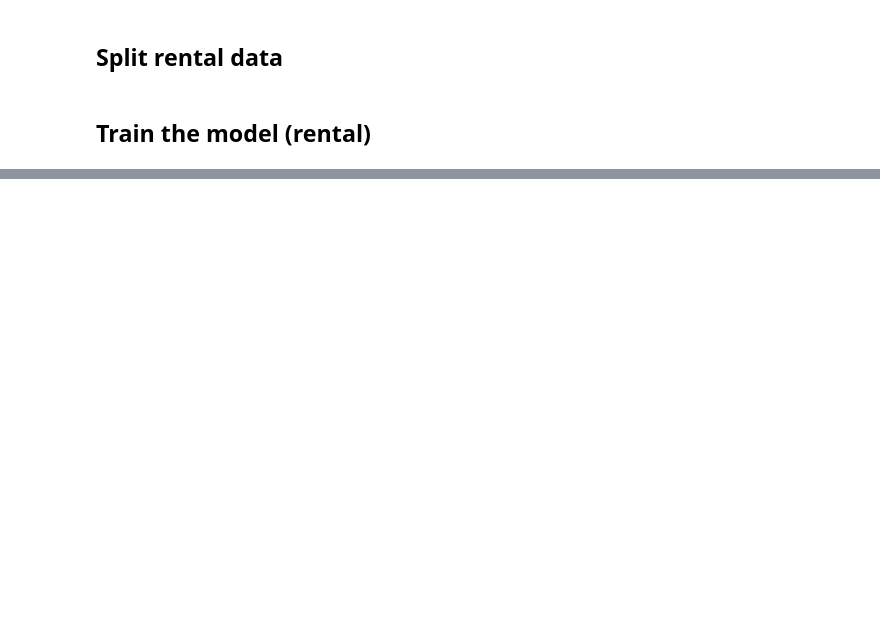
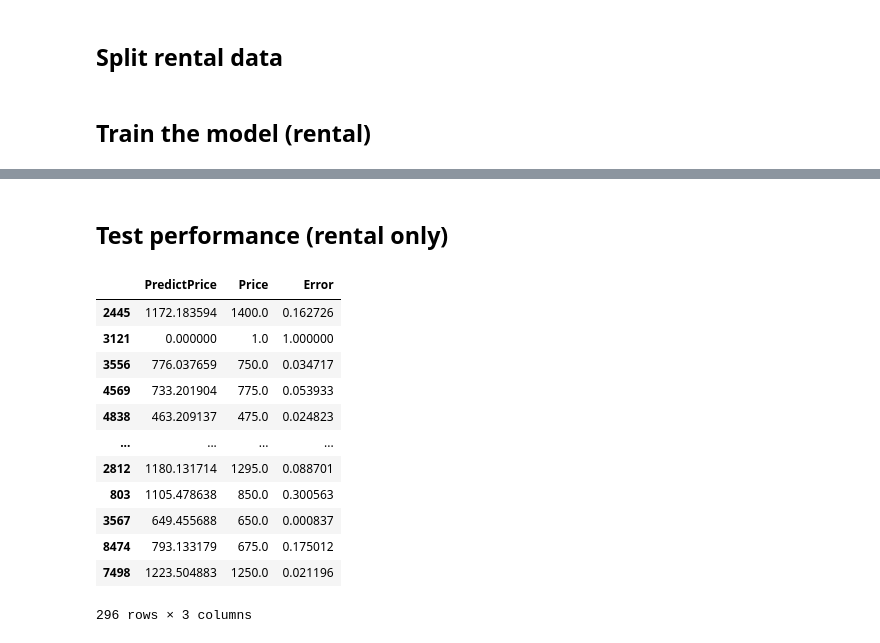
Before and after one commit to luowx0905/Individual-Project, a Jupyter notebook: sell property/build_model/basic_model_price.ipynb, the cells around one changed output, grey strips where cells are left out. Saved outputs shown, nothing was run; the diff lists cells and outputs as text; code cells hidden in the pictures; blank space fills up the shorter version.

```diff
--- a/sell property/build_model/basic_model_price.ipynb
+++ b/sell property/build_model/basic_model_price.ipynb
@@ -447,0 +480,42 @@ for fold, (train_id, val_id) in enumerate(kfold.split(x_train.index)):
+# %% [markdown]
+## Test performance (rental only)
+# %%
+filename = "models/rental_only_full_epoch_1000_fold_2.pth"
+
+model = torch.load(filename, map_location=torch.device("cpu"))
+model.eval()
+
+prices = []
+for i in range(len(x_test)):
+    feature = torch.tensor((x_test.iloc[i])).float()
+    pred_price = model(feature)
+    prices.append(pred_price.detach().item())
+
+pred = pd.DataFrame({"PredictPrice": prices, "Price": y_test["Price / Rent"]})
+# %%
+error = []
+for i in range(len(pred)):
+    truth = pred["Price"].iloc[i]
+    predict = pred["PredictPrice"].iloc[i]
+    error.append(abs(truth - predict) / truth)
+
+avg_error = sum(error) / len(error)
+error = pd.DataFrame({"Error": error})
+error = error.rename(index={i: j for i, j in zip(error.index, pred.index)})
+pred = pd.concat([pred, error], axis=1)
+# %%
+pred
+# %% [output]
+|  | PredictPrice | Price | Error |
+| 2445 | 1172.183594 | 1400.0 | 0.162726 |
+| 3121 | 0.000000 | 1.0 | 1.000000 |
+| 3556 | 776.037659 | 750.0 | 0.034717 |
+| 4569 | 733.201904 | 775.0 | 0.053933 |
+| 4838 | 463.209137 | 475.0 | 0.024823 |
+| ... | ... | ... | ... |
+| 2812 | 1180.131714 | 1295.0 | 0.088701 |
+| 803 | 1105.478638 | 850.0 | 0.300563 |
+| 3567 | 649.455688 | 650.0 | 0.000837 |
+| 8474 | 793.133179 | 675.0 | 0.175012 |
+| 7498 | 1223.504883 | 1250.0 | 0.021196 |
+296 rows × 3 columns
```
Also changed, not shown: parts of 5 cells of this notebook, 5 other files.
